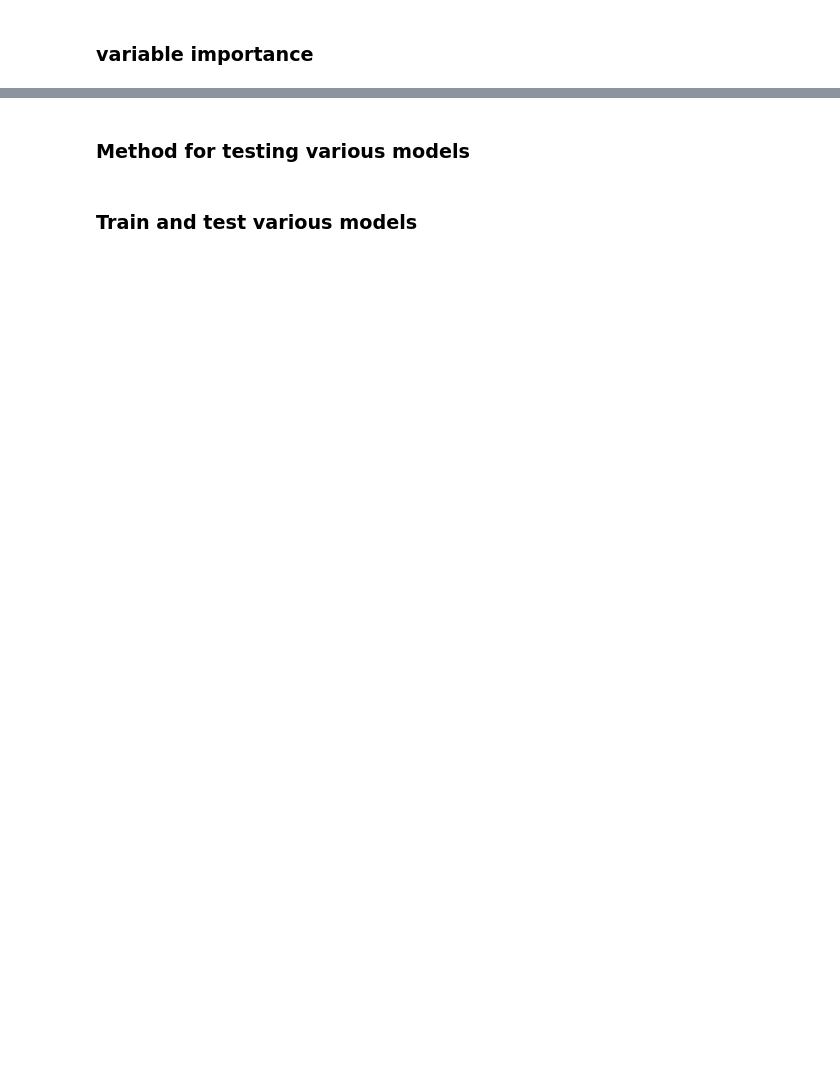
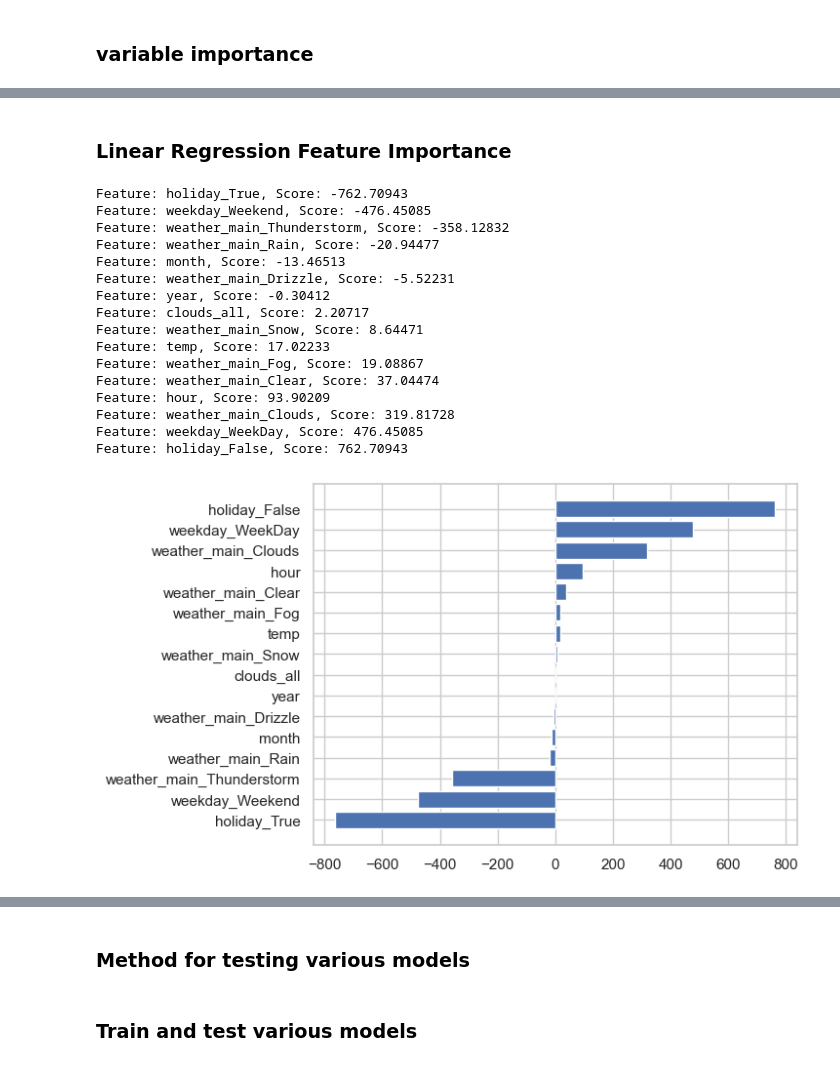
Before and after one commit to MrFICAX/Machine_Learning_Project_1, a Jupyter notebook: Projekat1_InProgress.ipynb, the cells around one changed output, grey strips where cells are left out. Drawn from its saved outputs; the diff is of its cells as text; code cells hidden in the pictures; blank space fills up the shorter version.

```diff
--- a/Projekat1_InProgress.ipynb
+++ b/Projekat1_InProgress.ipynb
@@ -1077,0 +989,16 @@ pdf.head()
+# %%
+from sklearn.feature_selection import SelectKBest
+from sklearn.feature_selection import r_regression
+
+y = pdf.traffic_volume
+df_withoutTrafficVolume = pdf.loc[:, pdf.columns != 'traffic_volume']
+X = pdf[df_withoutTrafficVolume.columns]
+
+bestfeatures = SelectKBest(score_func=r_regression, k='all')
+fit = bestfeatures.fit(X, y)
+dfscores = pd.DataFrame(fit.scores_)
+dfcolumns = pd.DataFrame(X.columns)
+#concat two dataframes for better visualization
+featureScores = pd.concat([dfcolumns,dfscores],axis=1)
+featureScores.columns = ['Specs','Score']  #naming the dataframe columns
+print(featureScores.nlargest(X.columns.size,'Score'))  #print 10 best features
@@ -1077,0 +1023,34 @@ pdf.head()
+# %% [markdown]
+### Linear Regression Feature Importance
+# %%
+from matplotlib import pyplot
+
+model = LinearRegression()
+# fit the model
+model.fit(X, y)
+# get importance
+importance = sorted(zip(model.coef_, X.columns), key = lambda x: x[0])
+# summarize feature importance
+for coef, feat in importance:
+	print('Feature: %s, Score: %.5f' % (feat, coef))
+# plot feature importance
+pyplot.barh([x[1] for x in importance], [x[0] for x in importance])
+pyplot.show()
+# %% [output]
+Feature: holiday_True, Score: -762.70943
+Feature: weekday_Weekend, Score: -476.45085
+Feature: weather_main_Thunderstorm, Score: -358.12832
+Feature: weather_main_Rain, Score: -20.94477
+Feature: month, Score: -13.46513
+Feature: weather_main_Drizzle, Score: -5.52231
+Feature: year, Score: -0.30412
+Feature: clouds_all, Score: 2.20717
+Feature: weather_main_Snow, Score: 8.64471
+Feature: temp, Score: 17.02233
+Feature: weather_main_Fog, Score: 19.08867
+Feature: weather_main_Clear, Score: 37.04474
+Feature: hour, Score: 93.90209
+Feature: weather_main_Clouds, Score: 319.81728
+Feature: weekday_WeekDay, Score: 476.45085
+Feature: holiday_False, Score: 762.70943
+[figure, added]
```
Also changed, not shown: parts of 99 cells of this notebook, 1 other file.
